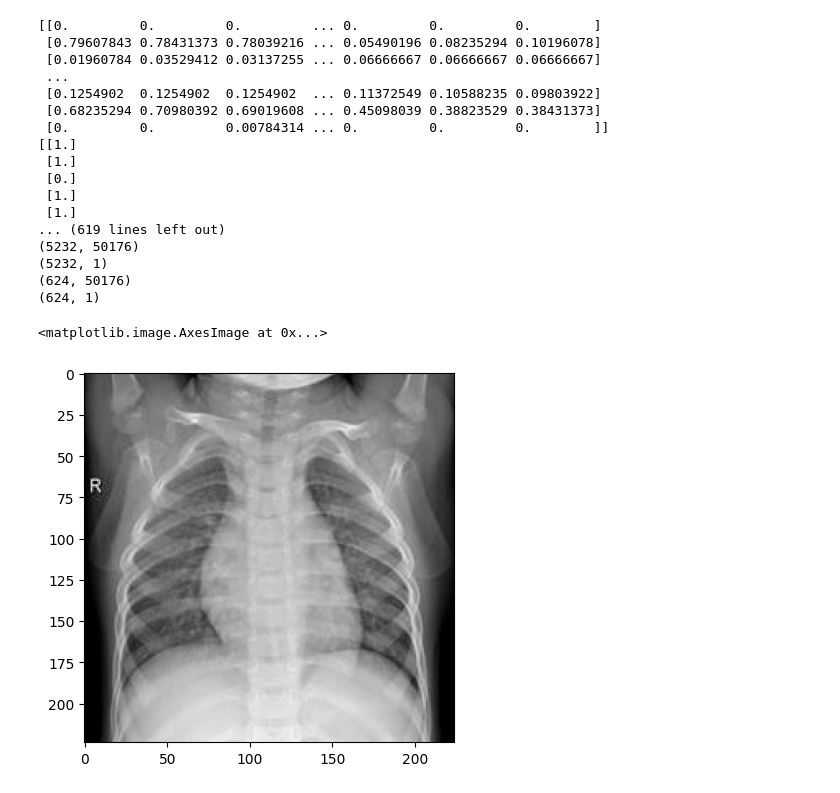
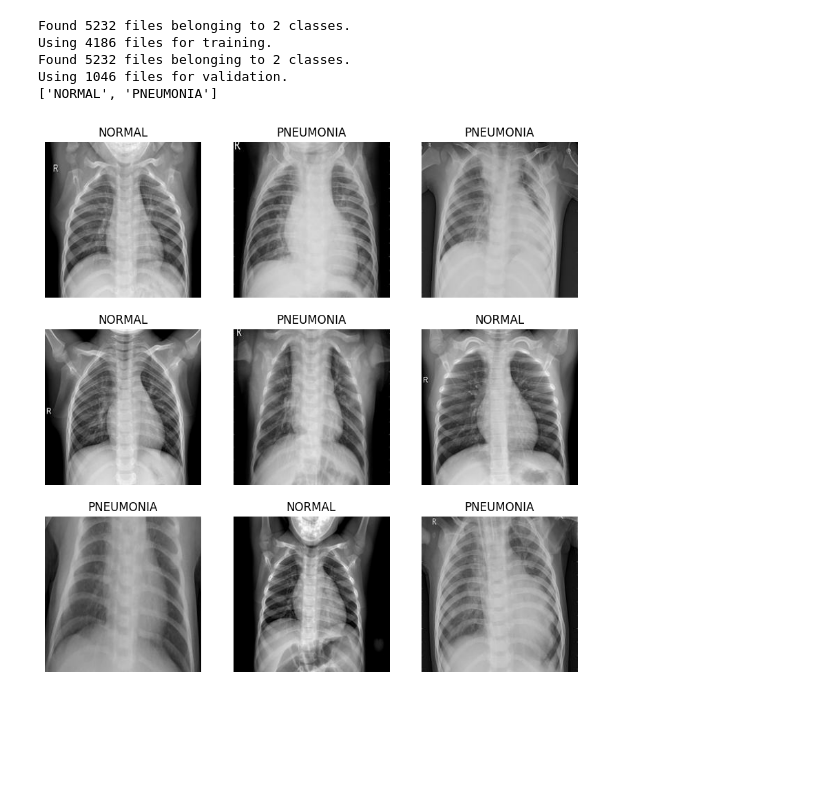
Before and after one commit to leeeaaa/PneumoniaDetection, a Jupyter notebook: TensorflowPneunomiaDetection.ipynb, the cells around one changed output. Cells and saved outputs as stored; diff of their text form; code cells hidden in the pictures; blank space fills up the shorter version.

```diff
--- a/TensorflowPneunomiaDetection.ipynb
+++ b/TensorflowPneunomiaDetection.ipynb
@@ -48,34 +25,0 @@ def load_dataset():
-# %%
-train_X, train_Y, test_X, test_Y = load_dataset()
-#print(train_X[0:3])
-#print(train_Y)
-print(test_X)
-print(test_Y)
-print(train_X.shape)
-print(train_Y.shape)
-print(test_X.shape)
-print(test_Y.shape)
-# %% [output]
-[[0.         0.         0.         ... 0.         0.         0.        ]
- [0.79607843 0.78431373 0.78039216 ... 0.05490196 0.08235294 0.10196078]
- [0.01960784 0.03529412 0.03137255 ... 0.06666667 0.06666667 0.06666667]
- ...
- [0.1254902  0.1254902  0.1254902  ... 0.11372549 0.10588235 0.09803922]
- [0.68235294 0.70980392 0.69019608 ... 0.45098039 0.38823529 0.38431373]
- [0.         0.         0.00784314 ... 0.         0.         0.        ]]
-[[1.]
- [1.]
- [0.]
- [1.]
- [1.]
-... (619 lines left out)
-(5232, 50176)
-(5232, 1)
-(624, 50176)
-(624, 1)
-# %%
-index = 3
-plt.imshow(np.reshape(train_X[index], (224,224)), cmap='gray')
-# %% [output]
-<matplotlib.image.AxesImage at 0x...>
-[figure, removed]
@@ -82 +37,43 @@ plt.imshow(np.reshape(train_X[index], (224,224)), cmap='gray')
+# %%
+img_height = 224
+img_width = 224
+batch_size = 32
+data_dir = "scaled_chest_xray"
+train_dir = os.path.join(data_dir, "train")
+test_dir = os.path.join(data_dir, "test")
+# %%
+train_ds = tf.keras.utils.image_dataset_from_directory(
+  directory=train_dir,
+  validation_split=0.2,
+  subset="training",
+  seed=123,
+  image_size=(img_height, img_width),
+  batch_size=batch_size)
+
+
+val_ds = tf.keras.utils.image_dataset_from_directory(
+  directory=train_dir,
+  validation_split=0.2,
+  subset="validation",
+  seed=123,
+  image_size=(img_height, img_width),
+  batch_size=batch_size)
+
+print(train_ds.class_names)
+# %% [output]
+Found 5232 files belonging to 2 classes.
+Using 4186 files for training.
+Found 5232 files belonging to 2 classes.
+Using 1046 files for validation.
+['NORMAL', 'PNEUMONIA']
+# %%
+plt.figure(figsize=(10, 10))
+for images, labels in train_ds.take(1):
+  for i in range(9):
+    ax = plt.subplot(3, 3, i + 1)
+    plt.imshow(images[i].numpy().astype("uint8"))
+    plt.title(class_names[labels[i]])
+    plt.axis("off")
+# %% [output]
+[figure, added]
 # %%
```
Also changed, not shown: parts of 10 cells of this notebook.
